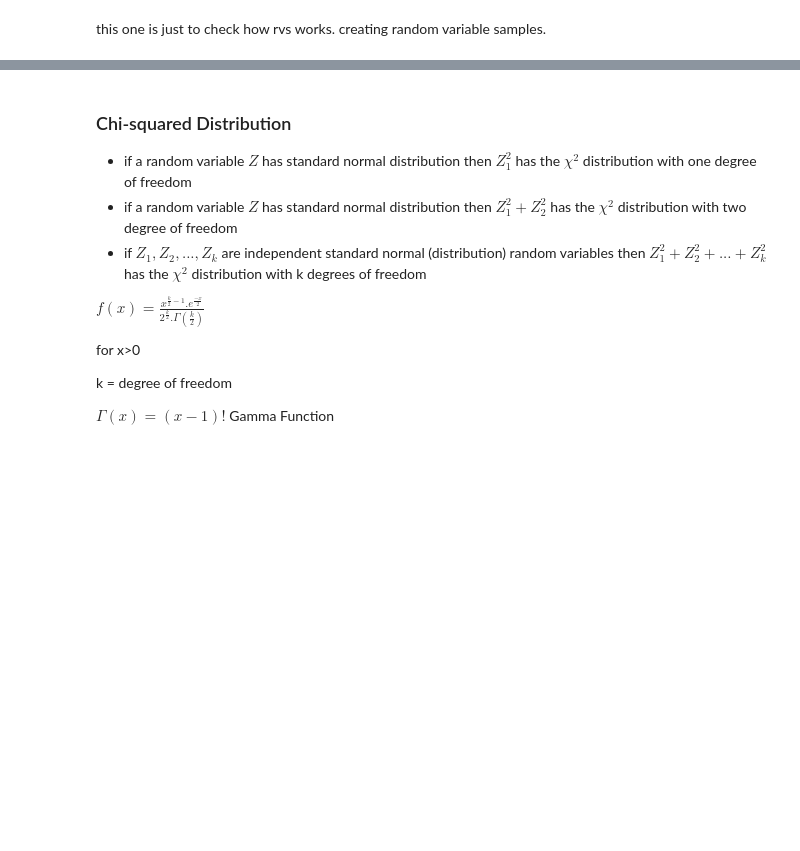
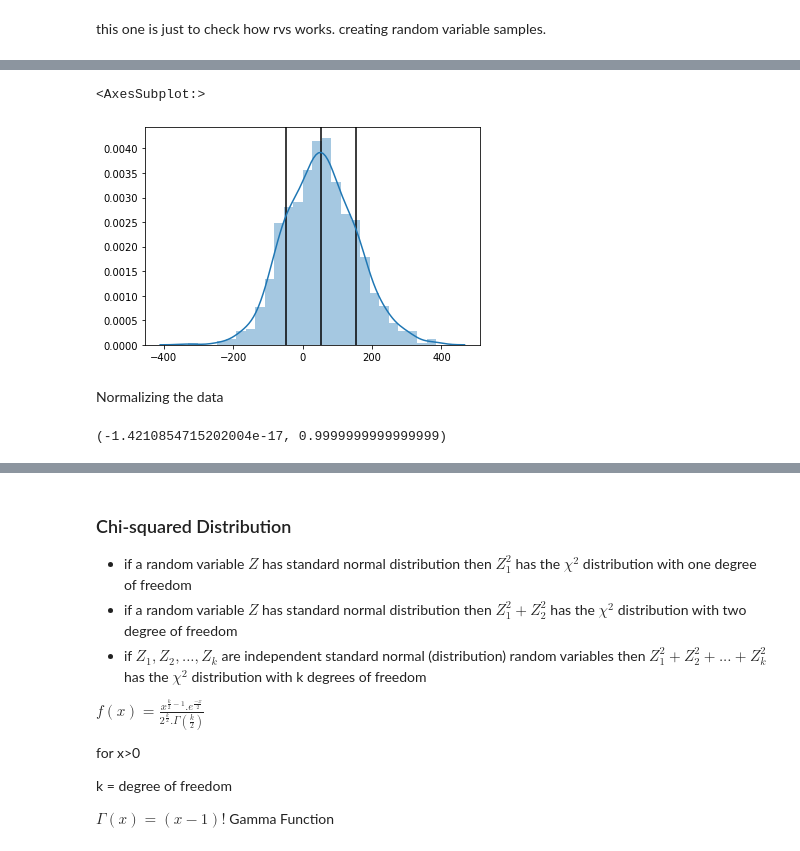
Before and after one commit to NishantBaheti/MachineLearningExploration, a Jupyter notebook: PracticalStatistics/Distributions.ipynb, the cells around one changed output, grey strips where cells are left out. Cells and saved outputs as stored; diff of their text form; code cells hidden in the pictures; blank space fills up the shorter version.

```diff
--- a/PracticalStatistics/Distributions.ipynb
+++ b/PracticalStatistics/Distributions.ipynb
@@ -327,0 +326,19 @@ plt.show()
+# %%
+data = np.random.normal(loc=50,scale=100,size=1000)
+
+plt.axvline(data.mean(),color='k')
+plt.axvline(data.mean() - data.std(),color='k')
+plt.axvline(data.mean() + data.std(),color='k')
+
+sns.distplot(data)
+# %% [output]
+<AxesSubplot:>
+[figure, added]
+# %% [markdown]
+Normalizing the data
+# %%
+snd_data = (data - data.mean()) / data.std(ddof=1)
+
+snd_data.mean(),snd_data.std(ddof=1)
+# %% [output]
+(-1.4210854715202004e-17, 0.9999999999999999)
```
Also changed, not shown: parts of 29 cells of this notebook, 1 other file.
